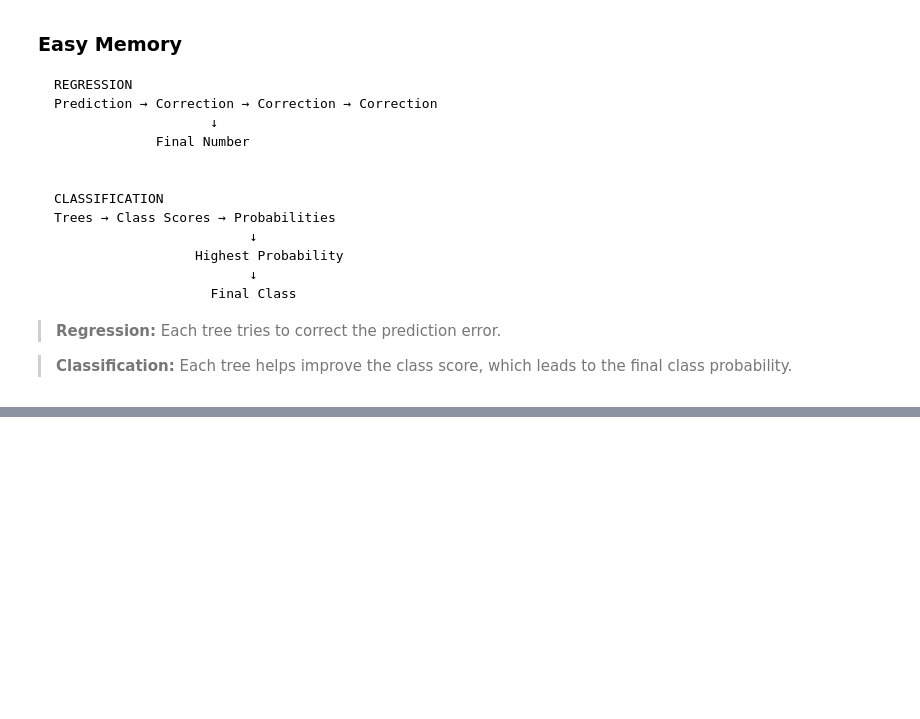
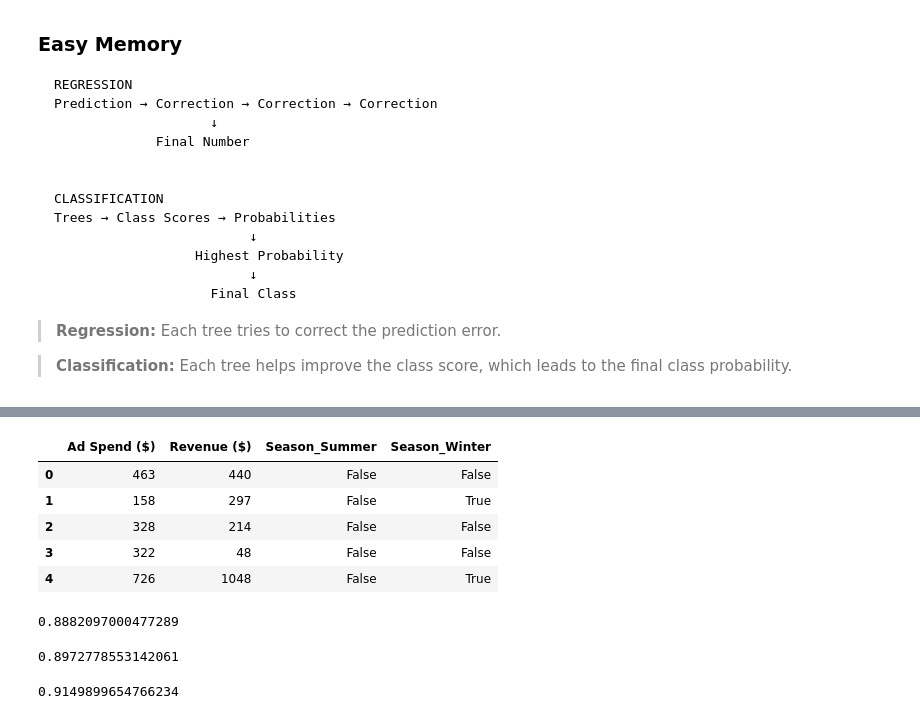
Before and after one commit to ThirumaleshV/AIE, a Jupyter notebook: ML/_3_Ensembling_Learning.ipynb, the cells around one changed output, grey strips where cells are left out. Saved outputs shown, nothing was run; the diff lists cells and outputs as text; code cells hidden in the pictures; blank space fills up the shorter version.

Commit message:
Ensemble Learning

```diff
--- a/ML/_3_Ensembling_Learning.ipynb
+++ b/ML/_3_Ensembling_Learning.ipynb
@@ -1628,0 +1703,10 @@ Trees → Class Scores → Probabilities
+# %%
+df_encoded=pd.get_dummies(df,columns=["Season"],drop_first=True)
+df_encoded.head()
+# %% [output]
+|  | Ad Spend ($) | Revenue ($) | Season_Summer | Season_Winter |
+| 0 | 463 | 440 | False | False |
+| 1 | 158 | 297 | False | True |
+| 2 | 328 | 214 | False | False |
+| 3 | 322 | 48 | False | False |
+| 4 | 726 | 1048 | False | True |
@@ -1628,0 +1720,24 @@ Trees → Class Scores → Probabilities
+# %%
+from sklearn.linear_model import LinearRegression
+
+model = LinearRegression()
+model.fit(x_train, y_train)
+model.score(x_test, y_test)
+# %% [output]
+0.8882097000477289
+# %%
+from sklearn.tree import DecisionTreeRegressor
+
+model = DecisionTreeRegressor()
+model.fit(x_train, y_train)
+model.score(x_test, y_test)
+# %% [output]
+0.8972778553142061
+# %%
+from sklearn.ensemble import GradientBoostingRegressor
+
+model=GradientBoostingRegressor()
+model.fit(x_train, y_train)
+model.score(x_test, y_test)
+# %% [output]
+0.9149899654766234
```
Also changed, not shown: parts of 13 cells of this notebook.
